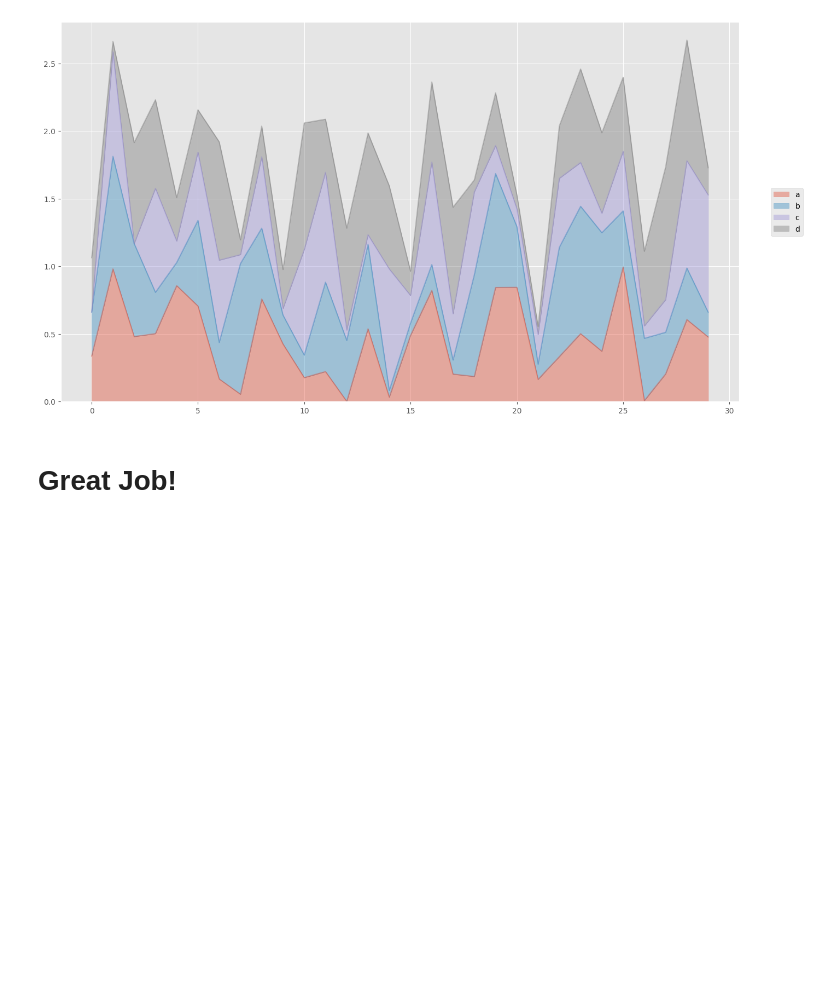
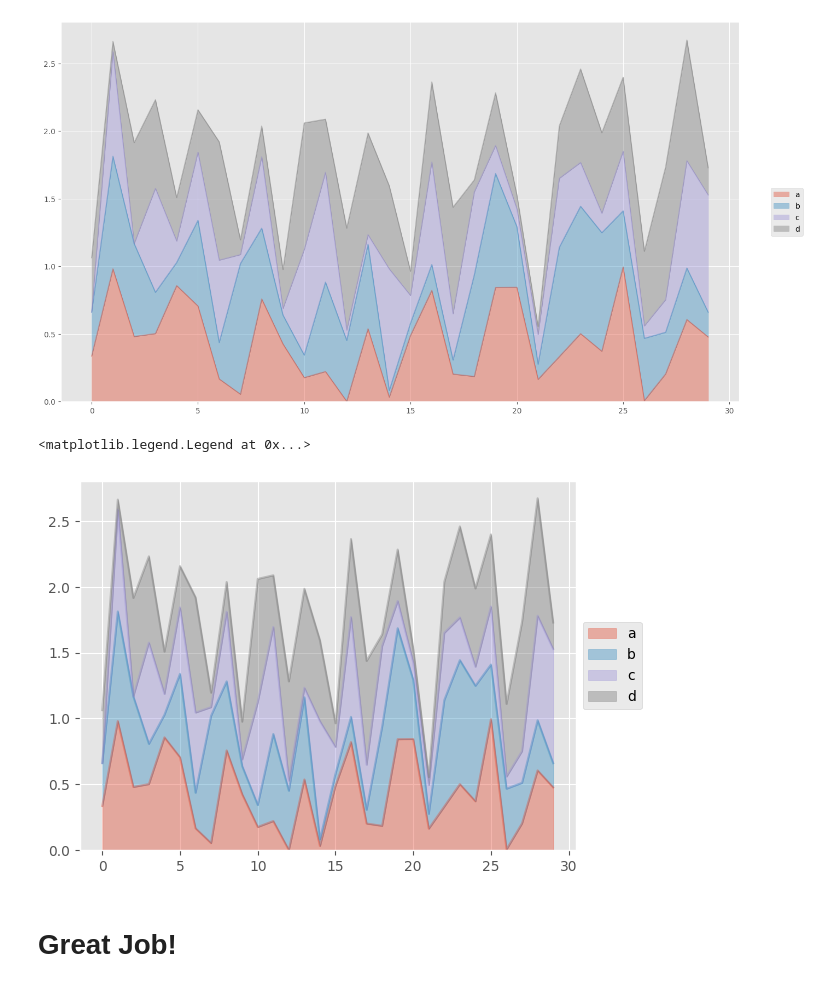
Before and after one commit to diegohdez90/ml-course, a Jupyter notebook: 07-Pandas-Built-in-Data-Viz/02-Pandas Data Visualization Exercise-Exam.ipynb, the cells around one changed output. Cells and saved outputs as stored; diff of their text form; code cells hidden in the pictures; blank space fills up the shorter version.

```diff
--- a/07-Pandas-Built-in-Data-Viz/02-Pandas Data Visualization Exercise-Exam.ipynb
+++ b/07-Pandas-Built-in-Data-Viz/02-Pandas Data Visualization Exercise-Exam.ipynb
@@ -102,5 +102,10 @@ df3.iloc[:30].plot(kind='area', alpha=0.4, ax=fig.gca(), figsize=(16,9)).legend(
 # %% [output]
 <matplotlib.legend.Legend at 0x...>
 [figure]
+# %%
+df3.iloc[:30].plot(kind='area', alpha=0.4).legend(loc='center left', bbox_to_anchor=(1, 0.5))
+# %% [output]
+<matplotlib.legend.Legend at 0x...>
+[figure, added]
 # %% [markdown]
 # Great Job!
```
